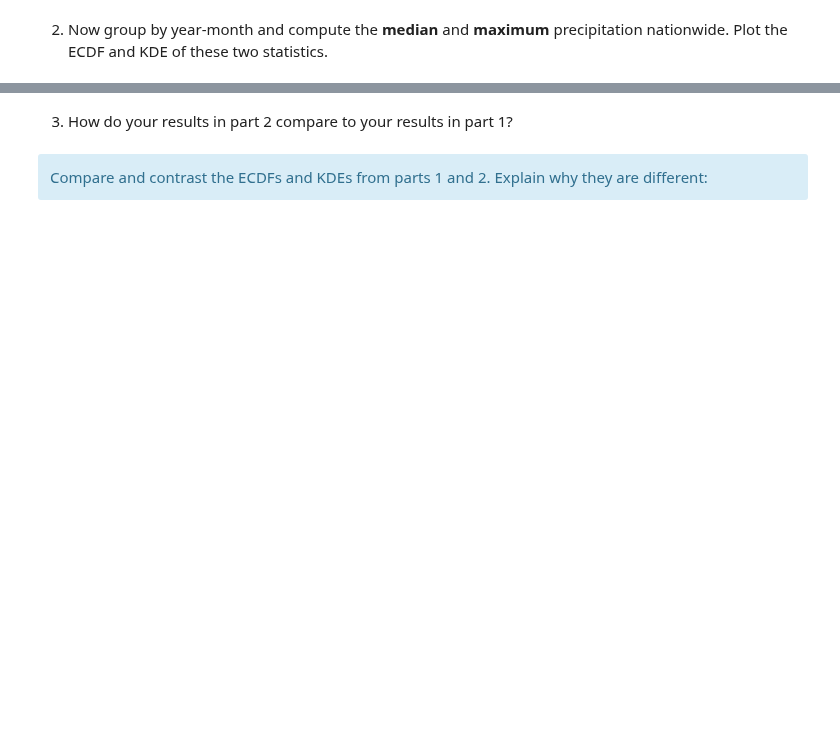
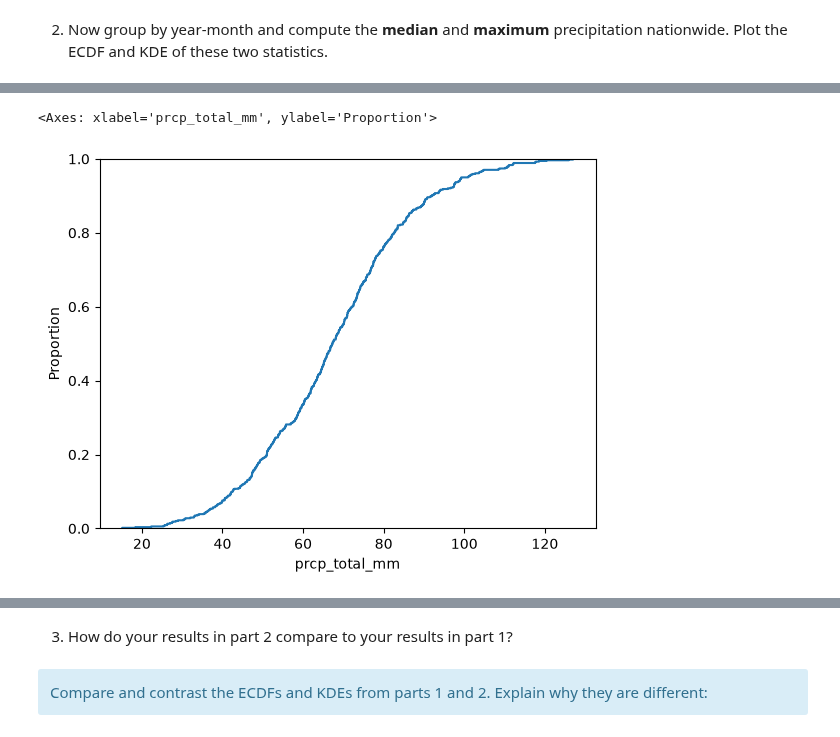
Before and after one commit to Rhatek/UU_F26_templates, a Jupyter notebook: Week05/Thursday_Lab/lab_05.ipynb, the cells around one changed output, grey strips where cells are left out. Saved outputs shown, nothing was run; the diff lists cells and outputs as text; code cells hidden in the pictures; blank space fills up the shorter version.

```diff
--- a/Week05/Thursday_Lab/lab_05.ipynb
+++ b/Week05/Thursday_Lab/lab_05.ipynb
@@ -99,2 +172,6 @@ df.head()
 # %% [markdown]
 2. Now group by year-month and compute the **median** and **maximum** precipitation nationwide. Plot the ECDF and KDE of these two statistics.
+# %%
+df2 = df.groupby(['year', 'month'])['prcp_total_mm']
+median = df2.median()
+maximum = df2.max()
@@ -100,0 +189,5 @@ df.head()
+# %%
+sns.ecdfplot(x=median, label='Median')
+# %% [output]
+<Axes: xlabel='prcp_total_mm', ylabel='Proportion'>
+[figure, added]
```
Also changed, not shown: parts of 33 cells of this notebook, 1 other file.
